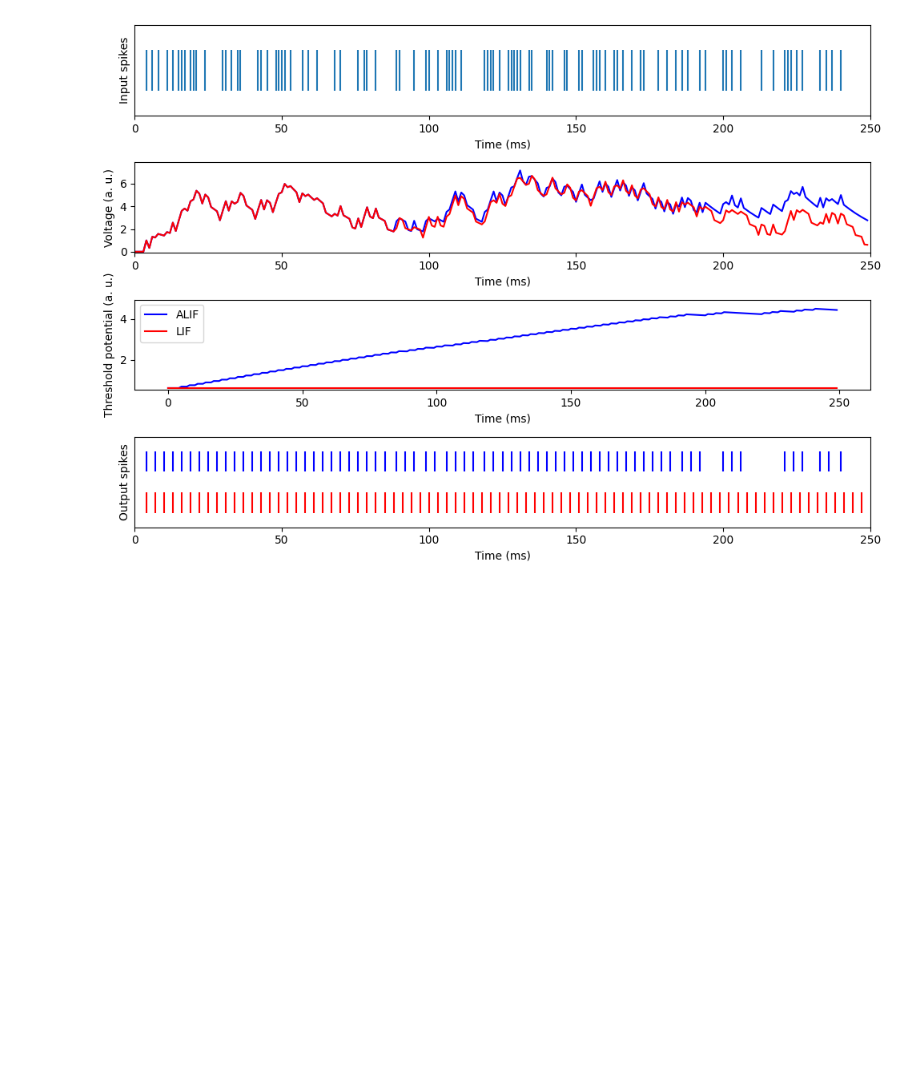
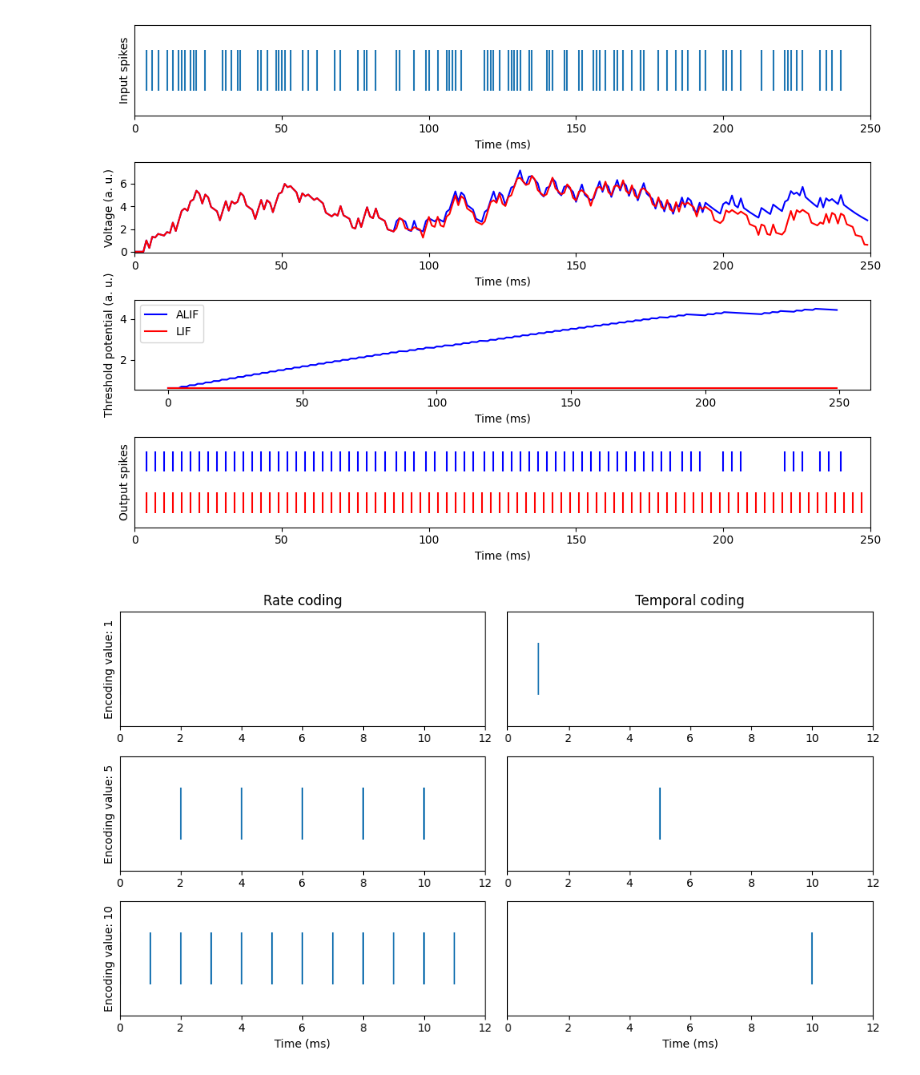
Before and after one commit to florian6973/btt-spyx, a Jupyter notebook: neuron_types.ipynb, the cells around one changed output. Drawn from its saved outputs; the diff is of its cells as text; code cells hidden in the pictures; blank space fills up the shorter version.

```diff
--- a/neuron_types.ipynb
+++ b/neuron_types.ipynb
@@ -169,3 +169,42 @@ plt.tight_layout()
 plt.show()
 # %% [output]
 [figure]
+# %%
+import matplotlib.pyplot as plt
+
+values = [1, 5, 10]
+
+plt.subplots(len(values), 2, figsize=(10, 2*len(values)))
+
+plt.subplot(len(values), 2, 1)
+plt.title("Rate coding")
+
+plt.subplot(len(values), 2, 2)
+plt.title("Temporal coding")
+
+plt.subplot(len(values), 2, len(values)*2-1)
+plt.xlabel("Time (ms)")
+
+plt.subplot(len(values), 2, len(values)*2)
+plt.xlabel("Time (ms)")
+
+for i, value in enumerate(values):
+    plt.subplot(len(values), 2, 2*i+1)
+    length = 12
+    rate_coding = jnp.zeros(length)
+    rate_coding = rate_coding.at[::length//value].set(1)
+    plt.eventplot(np.where(rate_coding)[0], linelengths=0.5)
+    plt.xlim(0, length)
+    plt.yticks([])
+    plt.ylabel(f"Encoding value: {value}")
+
+    plt.subplot(len(values), 2, 2*i+2)
+    temporal_coding = jnp.zeros(length)
+    temporal_coding=  temporal_coding.at[value].set(1)
+    plt.eventplot(np.where(temporal_coding)[0], linelengths=0.5)
+    plt.xlim(0, length)
+    plt.yticks([])
+
+plt.tight_layout()
+# %% [output]
+[figure, added]
```
